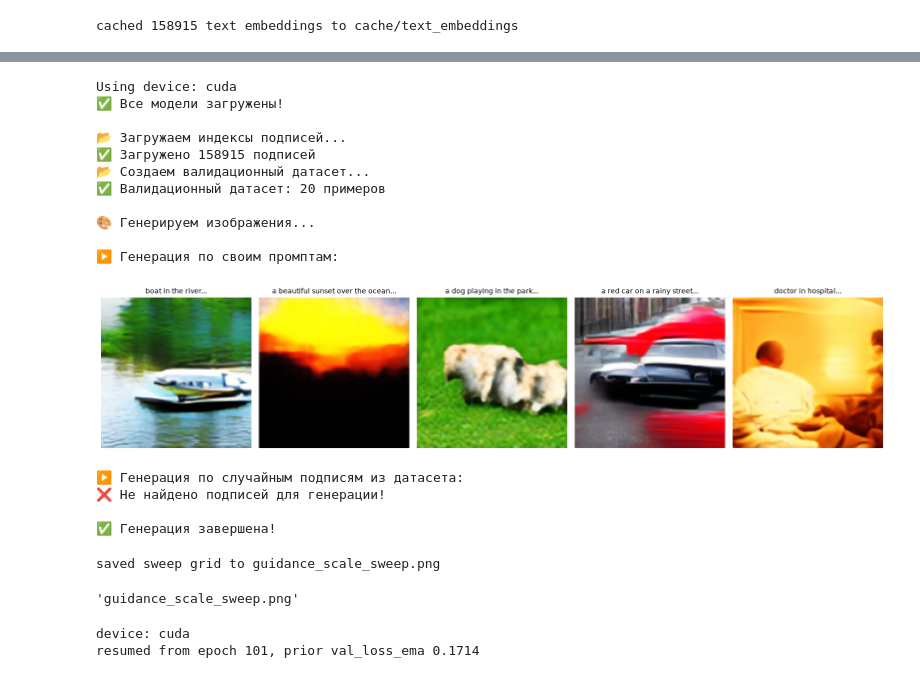
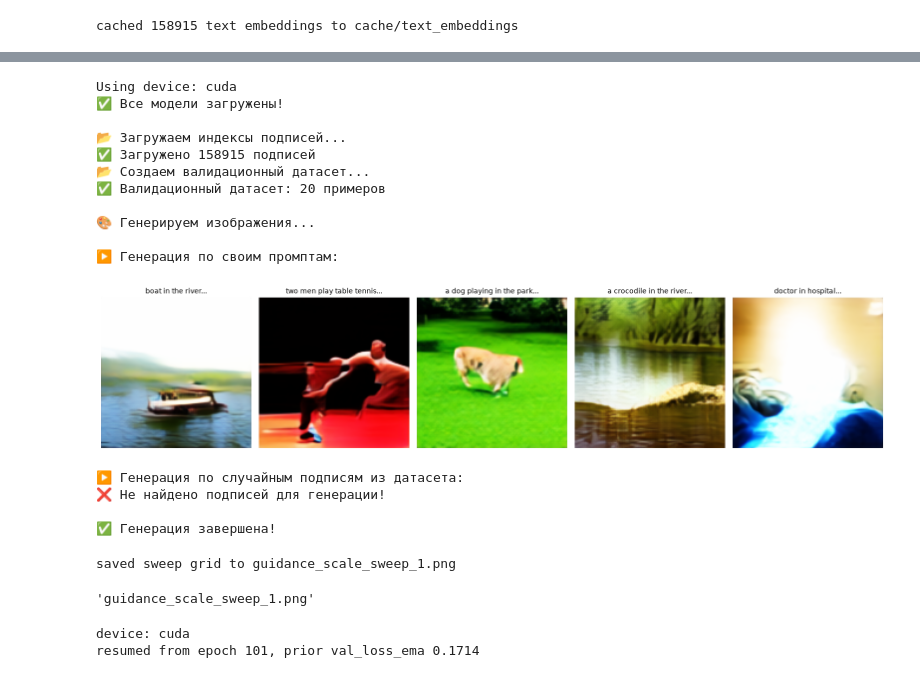
Before and after one commit to morozzz7/CNN, a Jupyter notebook: clip+diffusion.ipynb, the cells around one changed output, grey strips where cells are left out. Cells and saved outputs as stored; diff of their text form; code cells hidden in the pictures.

Commit message:
end learning with minsnr from start

```diff
--- a/clip+diffusion.ipynb
+++ b/clip+diffusion.ipynb
@@ -933,7 +933,8 @@ class GaussianDiffusion:
         if noise is None:
             if generator is None:
                 noise = torch.randn(x0.shape, device = x0.device, dtype=x0.dtype, generator=generator)
-            noise = torch.randn_like(x0)
+            else:
+                noise = torch.randn_like(x0)
 
         sqrt_ac = self.sqrt_alphas_cumprod[t].reshape(-1, 1, 1, 1)
         sqrt_1m_ac = self.sqrt_one_minus_alphas_cumprod[t].reshape(-1, 1, 1, 1)
@@ -1039,7 +1040,12 @@ def ddim_sample(unet, diffusion, context, null_embedding, shape, device, num_inf
 def sample_and_decode(unet, decoder, diffusion, context, null_embedding, scale_factor, device, latent_shape=(4, 32, 32), num_inference_steps=50, guidance_scale=7.5, seed=None):
     b = context.shape[0]
     shape = (b, *latent_shape)
-    latents = ddim_sample(unet, diffusion, context, null_embedding, shape, device)
+    latents = ddim_sample(
+        unet, diffusion, context, null_embedding, shape, device,
+        num_inference_steps=num_inference_steps,
+        guidance_scale=guidance_scale,
+        seed=seed
+    )
     latents /= scale_factor
     images = decoder(latents)
     images = (images.clamp(-1, 1) + 1) / 2
@@ -1560,9 +1584,9 @@ print("\n🎨 Генерируем изображения...\n")
 # ВАРИАНТ 1: Свои промпты
 prompts = [
     "boat in the river",
-    "a beautiful sunset over the ocean",
+    "two men play table tennis",
     "a dog playing in the park",
-    "a red car on a rainy street",
+    "a crocodile in the river",
     "doctor in hospital",
 ]
 
@@ -1587,34 +1611,34 @@ if val_subset is not None:
     images2, captions2 = generate_and_plot_grid(
         unet=unet,
         ema_unet=ema_unet,
         decoder=decoder,
         diffusion=diffusion,
         val_subset=val_subset,
         text_emb_dir=text_emb_dir,
         captions_index=captions_index,
         null_embedding=null_embedding,
         scale_factor=scale_factor,
         device=device,
         n_samples=6,
         num_inference_steps=100,
         guidance_scale=10,
         seed=42
     )
 
 print("\n✅ Генерация завершена!")
 # %% [output]
 Using device: cuda
 ✅ Все модели загружены!
 
 📂 Загружаем индексы подписей...
 ✅ Загружено 158915 подписей
 📂 Создаем валидационный датасет...
 ✅ Валидационный датасет: 20 примеров
 
 🎨 Генерируем изображения...
 
 ▶️ Генерация по своим промптам:
-[figure, old version]
+[figure, new version]
 ▶️ Генерация по случайным подписям из датасета:
 ❌ Не найдено подписей для генерации!
 
@@ -1714,10 +1738,10 @@ guidance_scales = [7.5, 9, 10, 12, 14]
 guidance_scale_sweep(
     prompts=prompts,
     guidance_scales=guidance_scales,
-    diffusion_checkpoint_path="checkpoints_diffusion_minsnr/best_unet.pt",
+    diffusion_checkpoint_path="checkpoints_diffusion_minsnr_start/best_unet.pt",
     vae_checkpoint_path="model_weights/best_vae.pt",
-    output_path="guidance_scale_sweep.png",
+    output_path="guidance_scale_sweep_1.png",
 )
 # %% [output]
-saved sweep grid to guidance_scale_sweep.png
+saved sweep grid to guidance_scale_sweep_1.png
-'guidance_scale_sweep.png'
+'guidance_scale_sweep_1.png'
```
Also changed, not shown: parts of 5 cells of this notebook.
